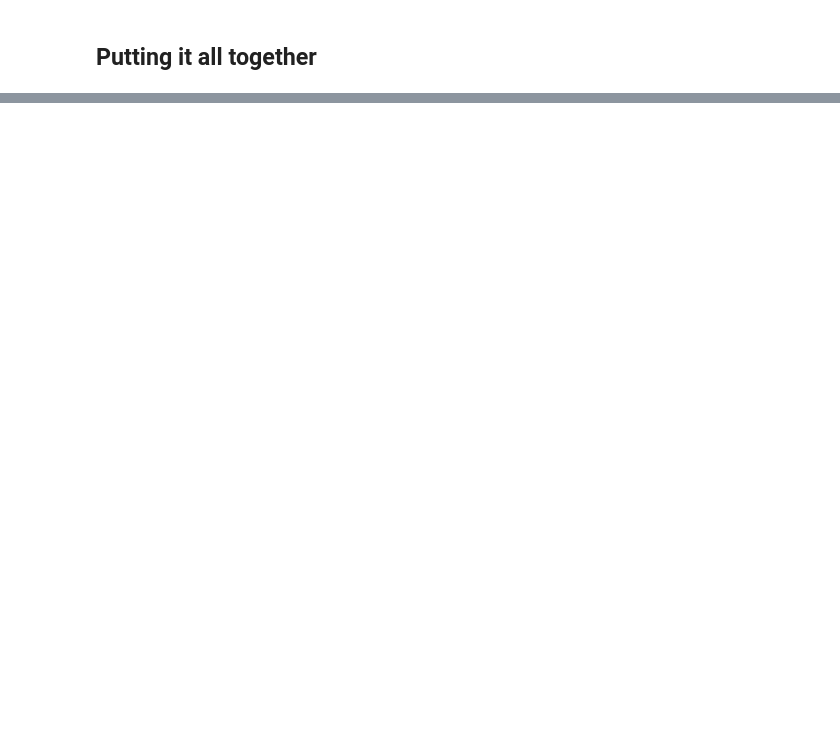
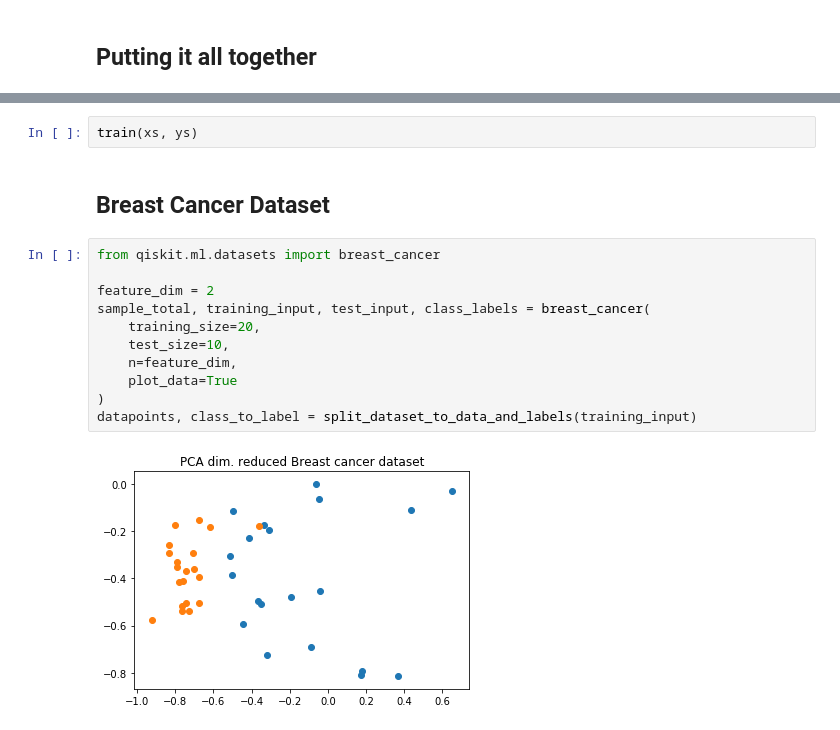
Before and after one commit to cwjsdsu/Qractice, a Jupyter notebook: Cole/VariationalQuantumClassifier.ipynb, the cells around one changed output, grey strips where cells are left out. Saved outputs shown, nothing was run; the diff lists cells and outputs as text; blank space fills up the shorter version.

```diff
--- a/Cole/VariationalQuantumClassifier.ipynb
+++ b/Cole/VariationalQuantumClassifier.ipynb
@@ -109,0 +203,17 @@ Expectation Value: -0.5390625
+# %%
+train(xs, ys)
+# %% [markdown]
+## Breast Cancer Dataset
+# %%
+from qiskit.ml.datasets import breast_cancer
+
+feature_dim = 2
+sample_total, training_input, test_input, class_labels = breast_cancer(
+    training_size=20,
+    test_size=10,
+    n=feature_dim,
+    plot_data=True
+)
+datapoints, class_to_label = split_dataset_to_data_and_labels(training_input)
+# %% [output]
+[figure, added]
```
Also changed, not shown: parts of 19 cells of this notebook, 1 other file.
